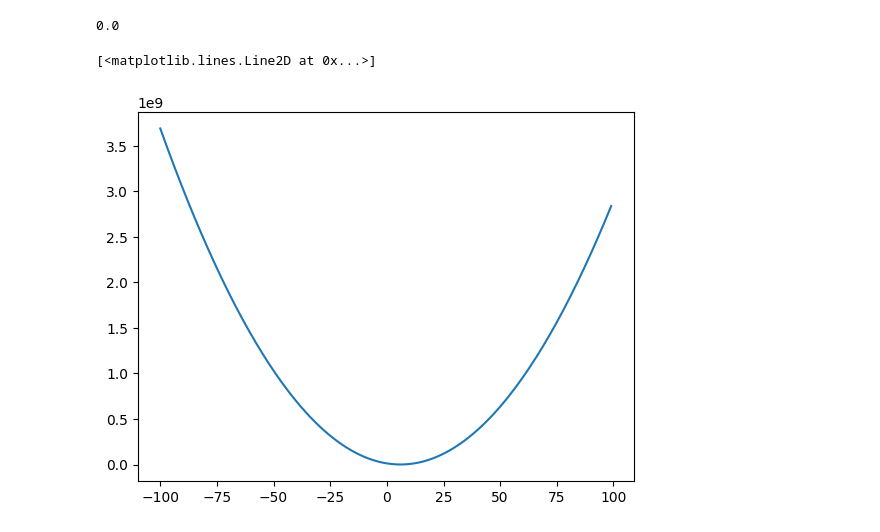
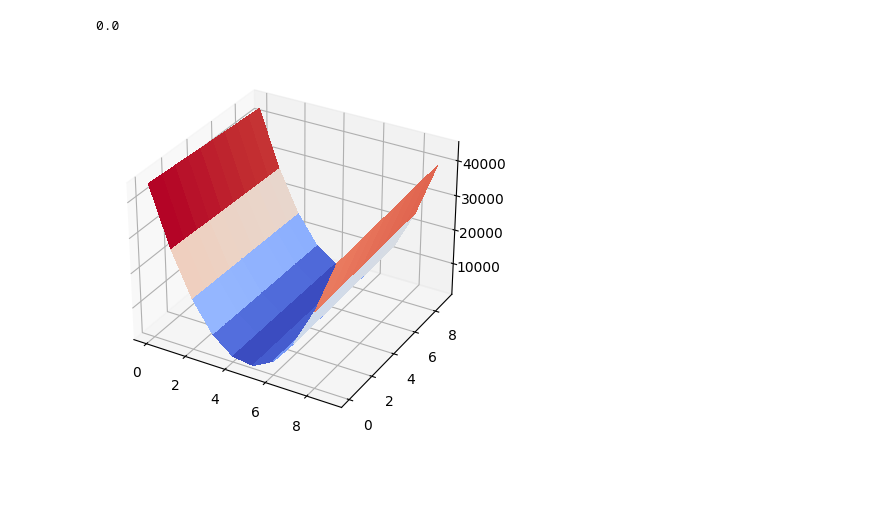
Before and after one commit to quentinchichery/levenberg-marquardt, a Jupyter notebook: levenberg-marquardt.ipynb, the cells around one changed output. Cells and saved outputs as stored; diff of their text form; code cells hidden in the pictures; blank space fills up the shorter version.

Commit message:
add surface 3D

```diff
--- a/levenberg-marquardt.ipynb
+++ b/levenberg-marquardt.ipynb
@@ -20,10 +25,22 @@ print(MSE(Y_true, Y_true))
 # %% [output]
 0.0
-# %%
-A = np.arange(-100, 100)
-
-errors = [MSE(i * X + b, Y_true) for i in A]
-plt.plot(A, errors)
-# %% [output]
-[<matplotlib.lines.Line2D at 0x...>]
-[figure, removed]
+# %%
+a = np.arange(0, 10, 1)
+b = np.arange(0, 10, 1)
+a, b = np.meshgrid(a, b)
+
+errors = []
+
+for i in range(len(a)):
+    for j in range(len(b)):
+        z = polynome([a[i][j], b[i][j]], x)
+        errors.append(MSE(z, Y))
+
+errors = np.array(errors).reshape(len(a), len(b))
+
+fig, ax = plt.subplots(subplot_kw={"projection": "3d"})
+
+surf = ax.plot_surface(b, a, errors, cmap=cm.coolwarm,
+                       linewidth=0, antialiased=False)
+# %% [output]
+[figure, added]
```
Also changed, not shown: parts of 4 cells of this notebook.
